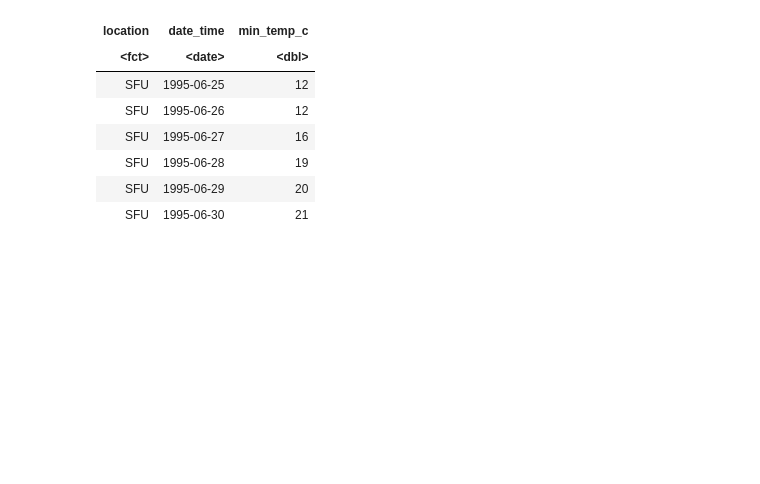
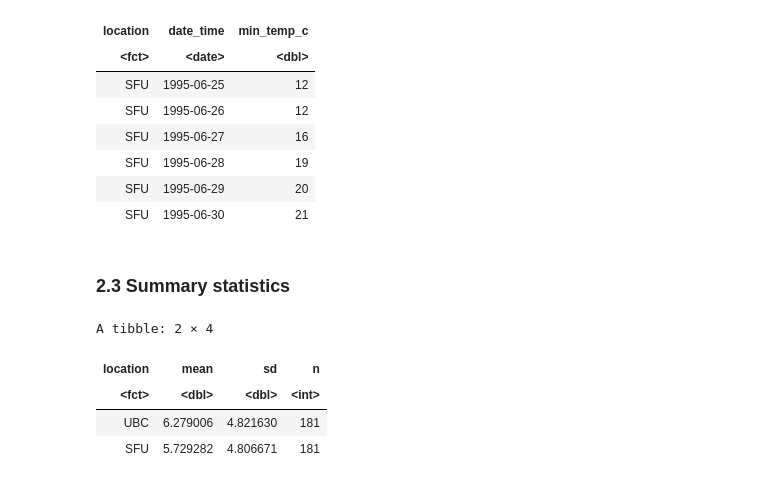
Before and after one commit to arthu-rguo/stat-201-proj, a Jupyter notebook: proposal.ipynb, the cells around one changed output. Drawn from its saved outputs; the diff is of its cells as text; code cells hidden in the pictures; blank space fills up the shorter version.

```diff
--- a/proposal.ipynb
+++ b/proposal.ipynb
@@ -63,3 +69,19 @@ A tibble: 6 × 3
 | SFU | 1995-06-28 | 19 |
 | SFU | 1995-06-29 | 20 |
 | SFU | 1995-06-30 | 21 |
+# %% [markdown]
+### 2.3 Summary statistics
+# %%
+ubc_sfu_summary <- ubc_sfu_data |>
+    group_by(location) |>
+    summarize(mean = mean(min_temp_c),
+              sd = sd(min_temp_c),
+              n = n())
+
+ubc_sfu_summary
+# %% [output]
+A tibble: 2 × 4
+| location | mean | sd | n |
+| <fct> | <dbl> | <dbl> | <int> |
+| UBC | 6.279006 | 4.821630 | 181 |
+| SFU | 5.729282 | 4.806671 | 181 |
```
Also changed, not shown: parts of 11 cells of this notebook.
